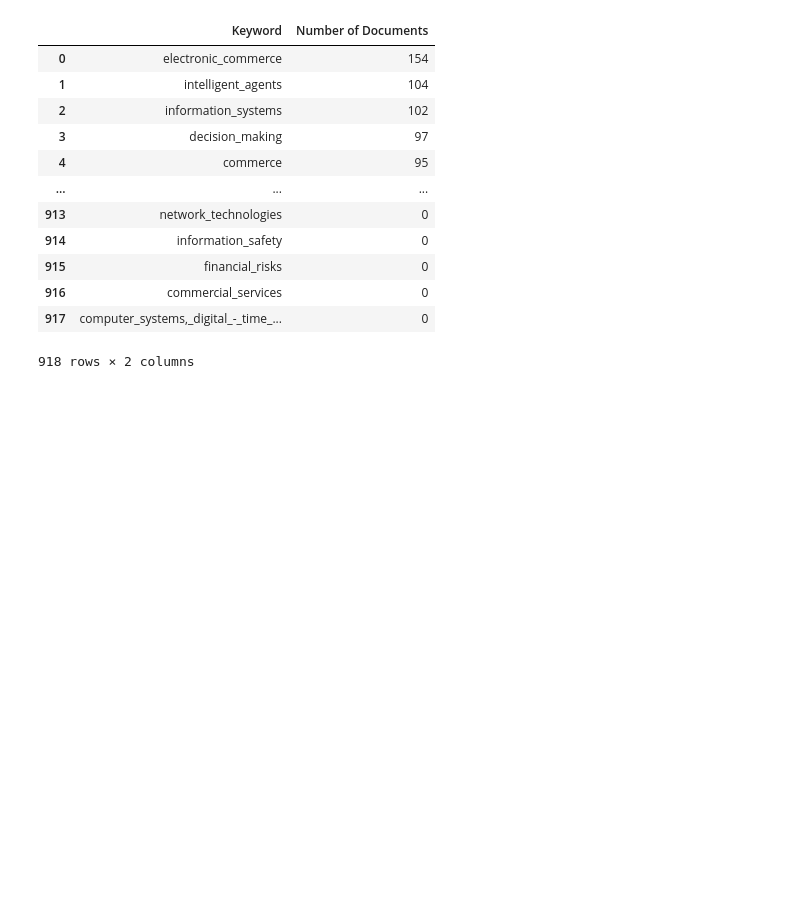
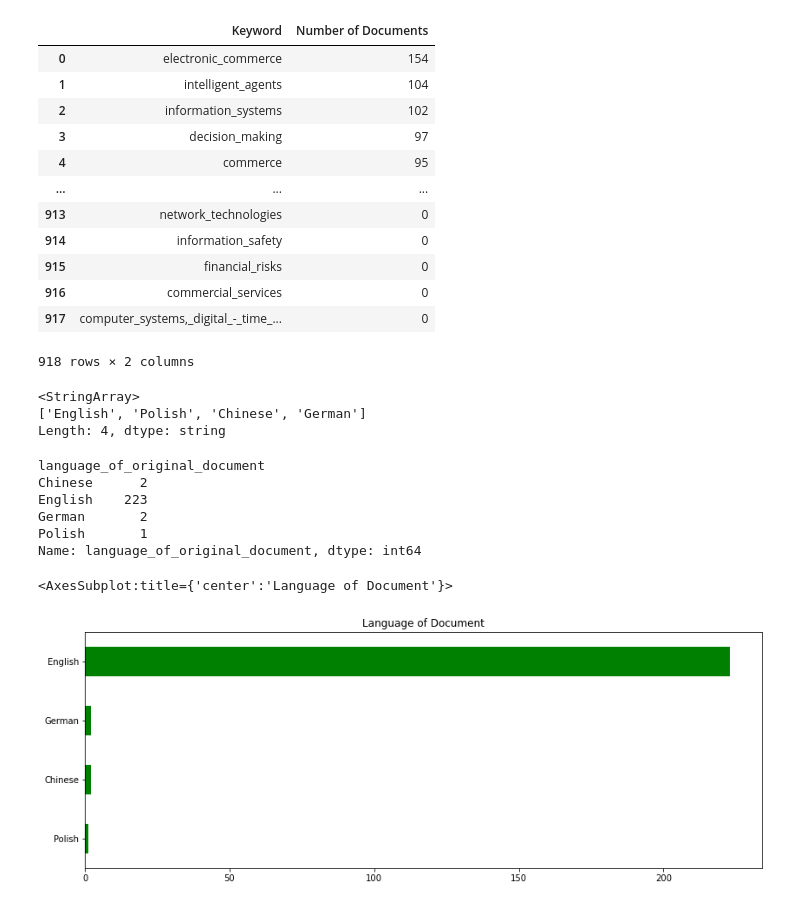
Before and after one commit to ArchaeonSeq/Theano_Premiere-_Project, a Jupyter notebook: e-finance_analysis.ipynb, the cells around one changed output. Saved outputs shown, nothing was run; the diff lists cells and outputs as text; code cells hidden in the pictures; blank space fills up the shorter version.

```diff
--- a/e-finance_analysis.ipynb
+++ b/e-finance_analysis.ipynb
@@ -372,3 +437,9 @@ Number_of_citations("index_keywords")
 | 916 | commercial_services | 0 |
 | 917 | computer_systems,_digital_-_time_... | 0 |
 918 rows × 2 columns
+# %%
+efinance_df.language_of_original_document.unique()
+# %% [output]
+<StringArray>
+['English', 'Polish', 'Chinese', 'German']
+Length: 4, dtype: string
@@ -374,0 +448,16 @@ Number_of_citations("index_keywords")
+# %%
+language_of_original_document
+# %% [output]
+language_of_original_document
+Chinese      2
+English    223
+German       2
+Polish       1
+Name: language_of_original_document, dtype: int64
+# %%
+plt.figure(figsize = (14,5))
+plt.title('Language of Document')
+efinance_df.language_of_original_document.value_counts().sort_values().plot.barh(color = 'green')
+# %% [output]
+<AxesSubplot:title={'center':'Language of Document'}>
+[figure, added]
```
Also changed, not shown: parts of 10 cells of this notebook.
